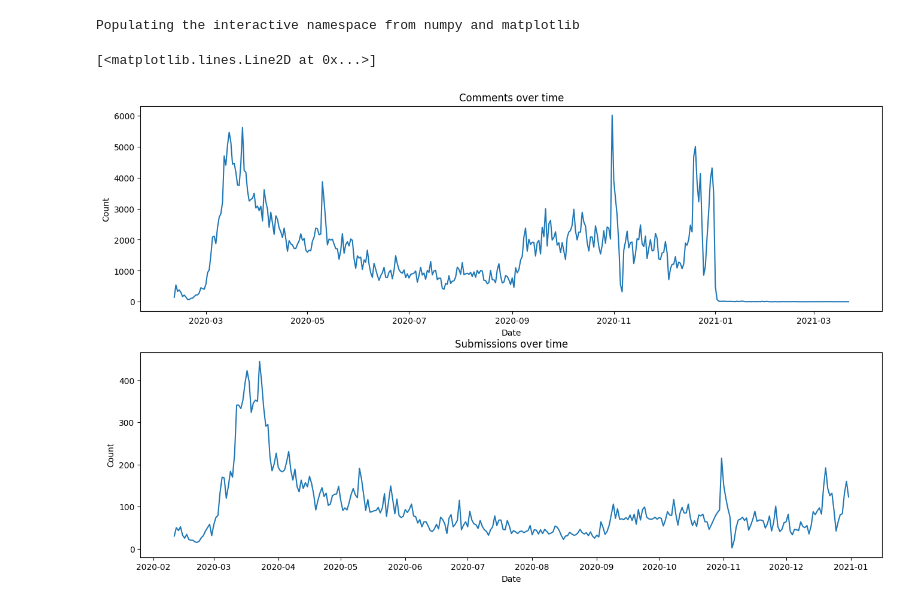
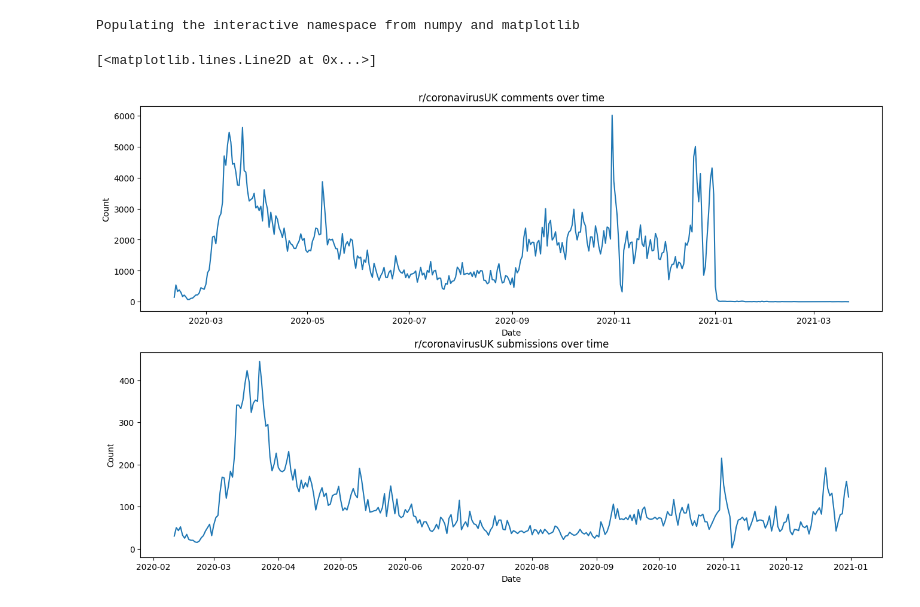
Before and after one commit to ollyjc99/COVID-19-Sentiment-and-Compliance-Analyzer, a Jupyter notebook: Data Analysis.ipynb, the cells around one changed output. Cells and saved outputs as stored; diff of their text form; code cells hidden in the pictures.

```diff
--- a/Data Analysis.ipynb
+++ b/Data Analysis.ipynb
@@ -21,25 +21,25 @@ s_df = pd.read_pickle(path + 'OneDrive - Cardiff University/Individual Project/p
 # %%
 s_df = s_df.sort_values(by='datetime')
 c_df = c_df.sort_values(by='datetime')
 
 comments = c_df['datetime'].dt.date.value_counts()
 submissions = s_df['datetime'].dt.date.value_counts()
 
 submissions = submissions.sort_index(ascending=True)
 comments = comments.sort_index(ascending=True)
 
 fig, (ax1, ax2) = plt.subplots(2, dpi=100)
 fig.set_size_inches(16, 10)
 
-ax1.set_title('Comments over time')
+ax1.set_title('r/coronavirusUK comments over time')
 ax1.set_xlabel('Date')
 ax1.set_ylabel('Count')
 ax1.plot(comments.index, comments.values)
 
-ax2.set_title('Submissions over time')
+ax2.set_title('r/coronavirusUK submissions over time')
 ax2.set_xlabel('Date')
 ax2.set_ylabel('Count')
 ax2.plot(submissions.index, submissions.values)
 # %% [output]
 [<matplotlib.lines.Line2D at 0x...>]
-[figure, old version]
+[figure, new version]
```
Also changed, not shown: parts of 4 cells of this notebook.
